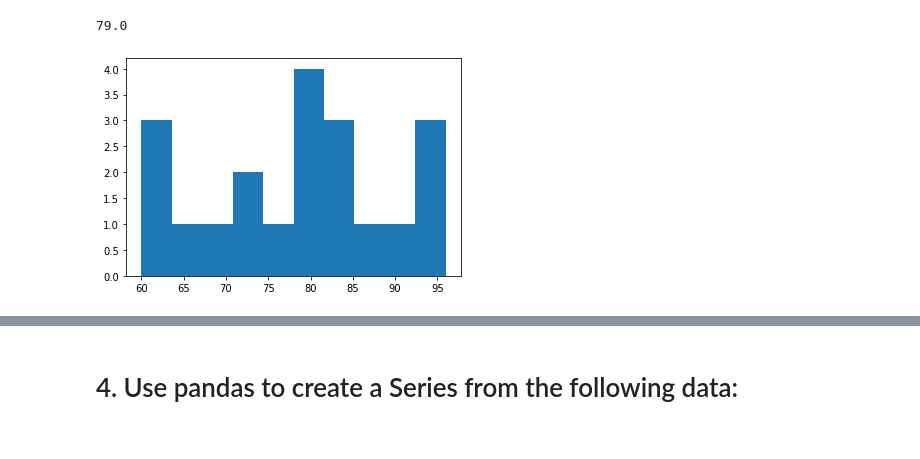
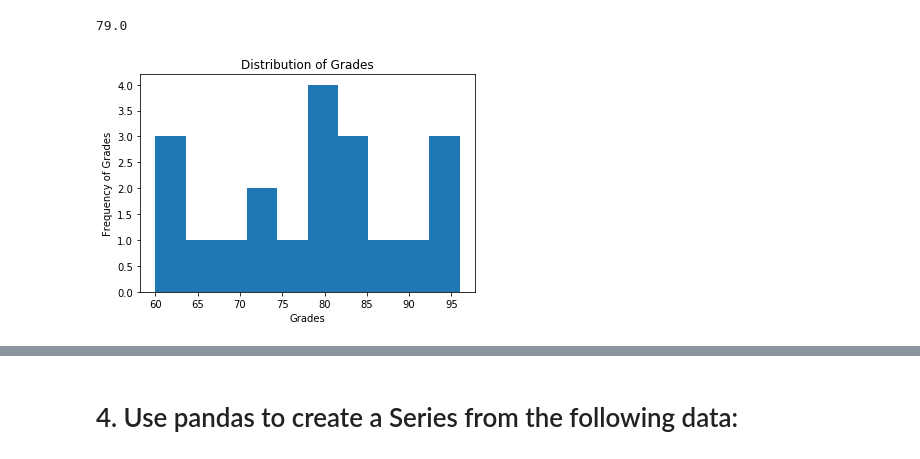
Before and after one commit to ThompsonBethany01/numpy-pandas-visualization-exercises, a Jupyter notebook: pandas_series.ipynb, the cells around one changed output, grey strips where cells are left out. Drawn from its saved outputs; the diff is of its cells as text; code cells hidden in the pictures.

```diff
--- a/pandas_series.ipynb
+++ b/pandas_series.ipynb
@@ -339,8 +357,15 @@ grades.mean()
 grades.median()
 # %% [output]
 79.0
-# %%
-plt.hist(grades)
-plt.show()
-# %% [output]
-[figure, removed]
+# %%
+#plot histogram of grades
+plt.hist(grades)
+#sets title
+plt.title('Distribution of Grades')
+#sets axis labels
+plt.xlabel('Grades')
+plt.ylabel('Frequency of Grades')
+#shows plot
+plt.show()
+# %% [output]
+[figure, added]
```
Also changed, not shown: parts of 49 cells of this notebook.
